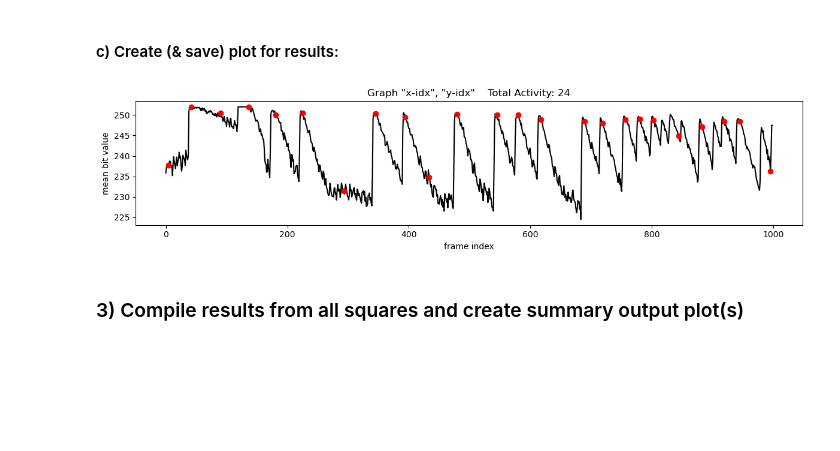
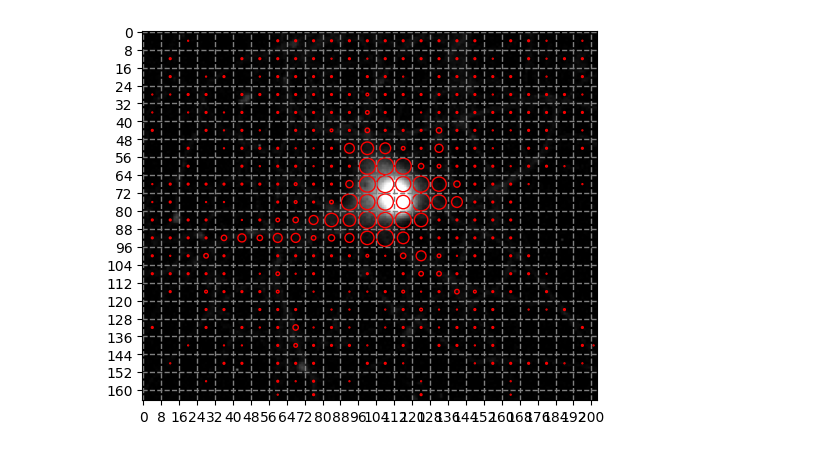
Before and after one commit to Indoc-Research/NeuralActivityCubic, a Jupyter notebook: na3_demo_workflow.ipynb, the cells around one changed output. Saved outputs shown, nothing was run; the diff lists cells and outputs as text; code cells hidden in the pictures; blank space fills up the shorter version.

```diff
--- a/na3_demo_workflow.ipynb
+++ b/na3_demo_workflow.ipynb
@@ -8,4 +40,4 @@ from scipy import signal
 # %%
 video_filepath = 'spiking_neuron.avi'
-signal_to_noise_ratio = 1.6
+signal_to_noise_ratio = 10
 window_size = 8
@@ -35,6 +43,0 @@ plt.imshow(gray_scale_frames[0])
-# %%
-# Representatively done only for a selected region of the image
-square_y_coords = slice(70, 70 + window_size)
-square_x_coords = slice(105, 105 + window_size)
-selected_square = gray_scale_frames[:, square_y_coords, square_x_coords]
-print(f'Shape of selected square: {selected_square.shape}') # Shape represents: number of frames, square height, square width
@@ -68,15 +43,0 @@ frame_idxs_of_peaks = signal.find_peaks_cwt(vector = intensities, wavelet = sign
-# %% [markdown]
-#### c) Create (& save) plot for results:
-# %%
-plt.figure(figsize = (12, 3), facecolor = 'white')
-plt.plot(intensities, zorder = 0, c='black')
-plt.scatter(x = frame_idxs_of_peaks, y = intensities[frame_idxs_of_peaks], color = 'red')
-plt.ylabel('mean bit value')
-plt.xlabel('frame index')
-plt.title(f'Graph "x-idx", "y-idx"    Total Activity: {frame_idxs_of_peaks.shape[0]}')
-plt.tight_layout()
-#plt.savefig('Graph_x-idx_y-idx.png')
-# %% [output]
-[figure, removed]
-# %% [markdown]
-### 3) Compile results from all squares and create summary output plot(s)
@@ -84,0 +69,32 @@ plt.tight_layout()
+# %%
+from matplotlib.ticker import MultipleLocator
+
+
+# calculating the coordinates
+# x_coords = [i for i in range(int(window_size/2), gray_scale_frames.shape[2], window_size)]
+# y_coords = [i for i in range(int(window_size/2), gray_scale_frames.shape[1], window_size)]
+# coords = [(x,y) for x in x_coords for y in y_coords]
+
+# creating the list of random sizes
+# sizes = np.random.random_integers(0,100,len(coords))
+sizes = [square.peaks_count for square in all_squares]
+# creating the plot
+fig, ax = plt.subplots()
+# drawing the circles
+for square in all_squares:
+    true_size = (square.peaks_count/max(sizes))*(window_size/2)
+    circle = plt.Circle((square.center_coords[1], square.center_coords[0]), radius=true_size, fill=False, color='red')
+    ax.add_patch(circle)
+
+# putting the image in the background
+background = gray_scale_frames[0]
+ax.imshow(gray_scale_frames[0], cmap="gray")
+
+# putting the grid on top of the image
+ax.grid(color = 'gray', linestyle = '--', linewidth = 1)
+
+# setting the grid size to the square size
+ax.xaxis.set_major_locator(MultipleLocator(window_size))
+ax.yaxis.set_major_locator(MultipleLocator(window_size))
+# %% [output]
+[figure, added]
```
Also changed, not shown: parts of 17 cells of this notebook, 1 other file.
